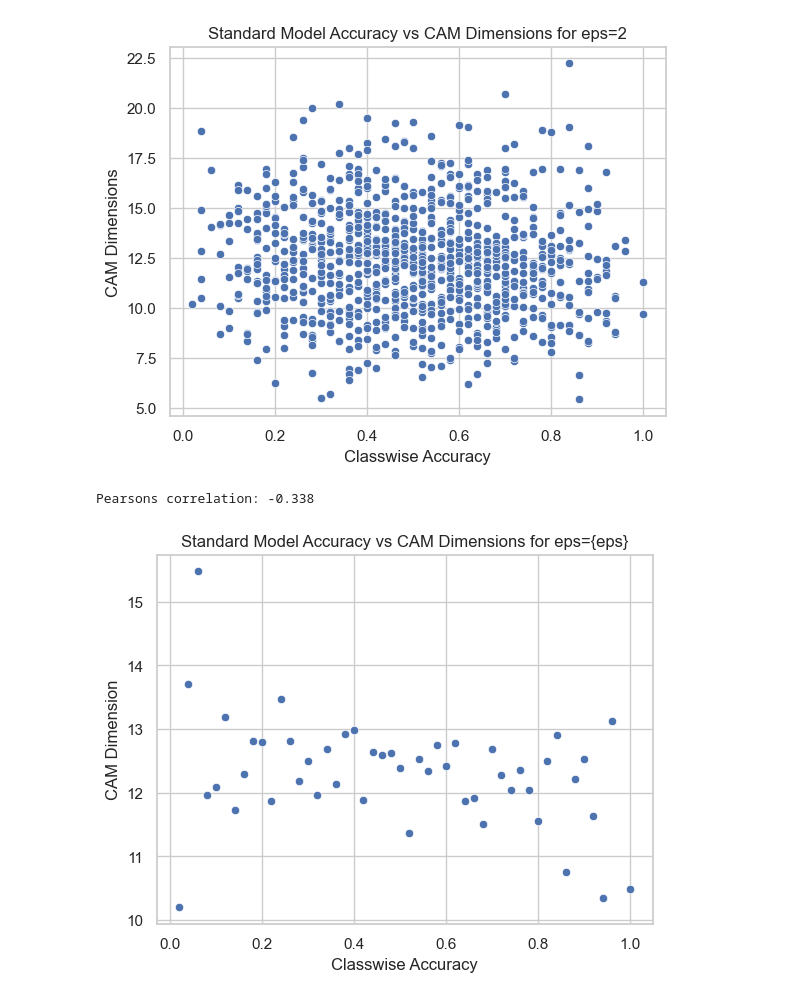
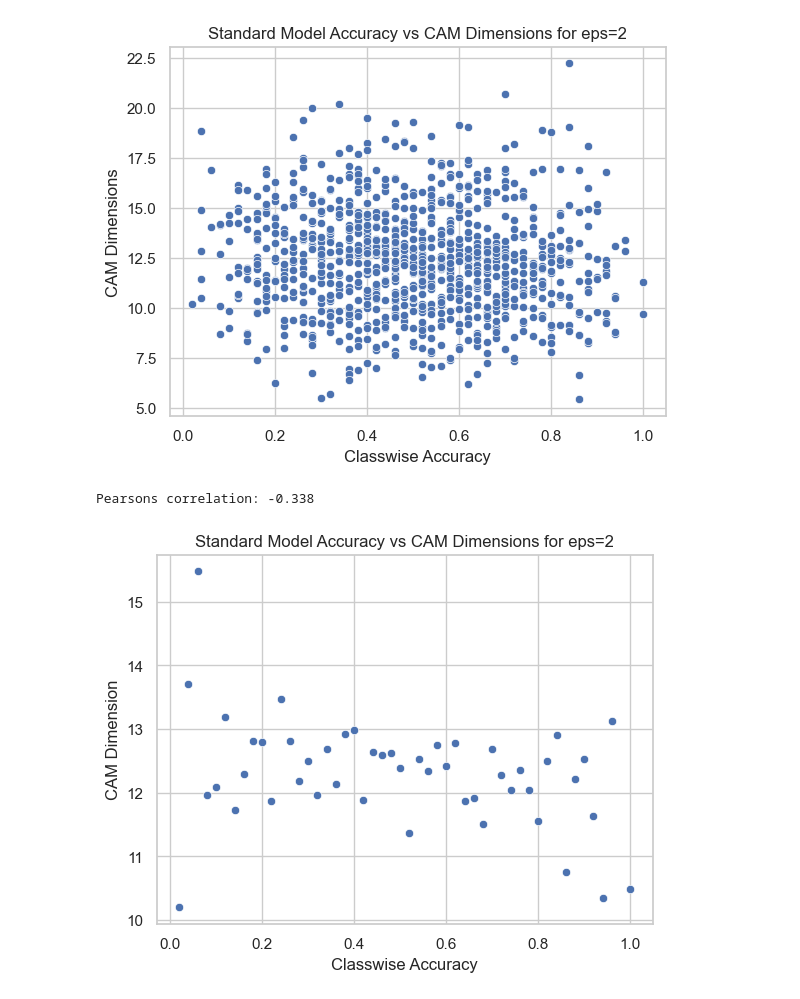
Before and after one commit to niranjanrajesh02/robust_CAMs, a Jupyter notebook: plots/E0_2.ipynb, the cells around one changed output. Saved outputs shown, nothing was run; the diff lists cells and outputs as text; code cells hidden in the pictures.

```diff
--- a/plots/E0_2.ipynb
+++ b/plots/E0_2.ipynb
@@ -159,16 +159,16 @@ Pearsons correlation: -0.011
 # %%
 # for every  accuracy, average the class_dims
 eps = 2
 new_df = adv_r50.groupby(f"e{eps}_acc").mean().reset_index()
 
 sns.scatterplot(x=f'e{eps}_acc', y='class_dims', data=new_df)
-plt.title('Standard Model Accuracy vs CAM Dimensions for eps={eps}')
+plt.title(f'Standard Model Accuracy vs CAM Dimensions for eps={eps}')
 plt.xlabel('Classwise Accuracy')
 plt.ylabel('CAM Dimension')
 # pearson correlation between the vars
 from scipy.stats import pearsonr
 corr, _ = pearsonr(new_df[f"e{eps}_acc"], new_df["class_dims"])
 print('Pearsons correlation: %.3f' % corr)
 # %% [output]
 Pearsons correlation: -0.338
-[figure, old version]
+[figure, new version]
```
Also changed, not shown: 2 other files.
